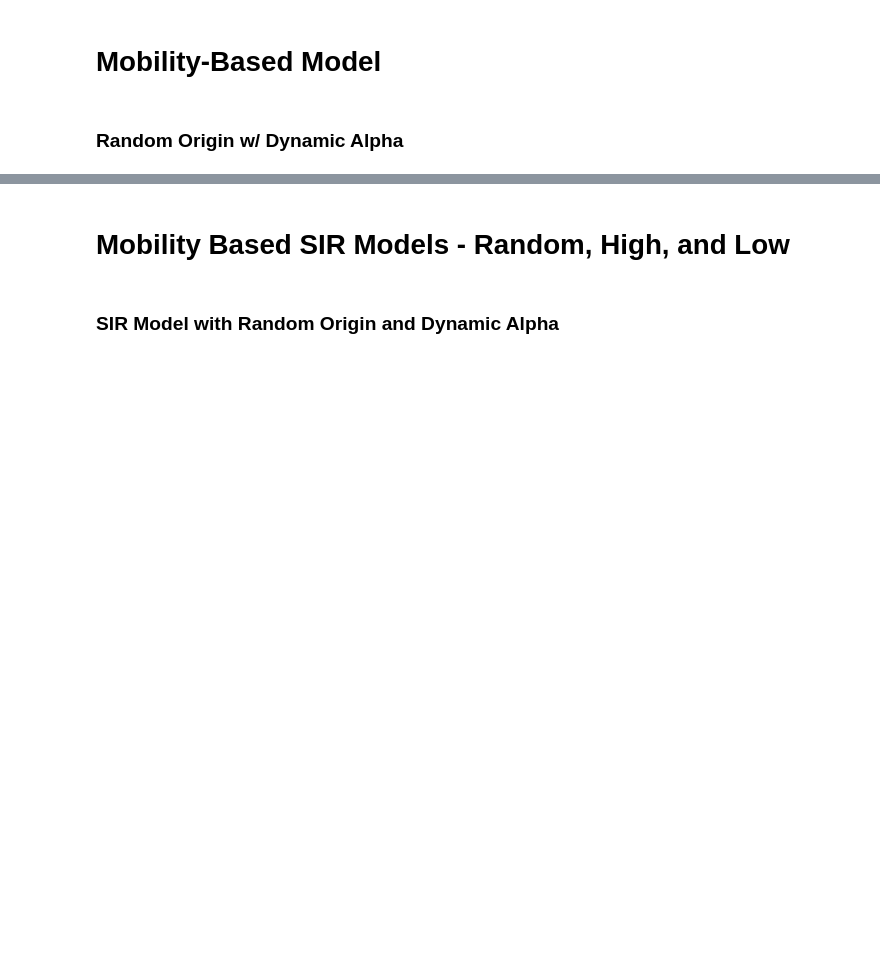
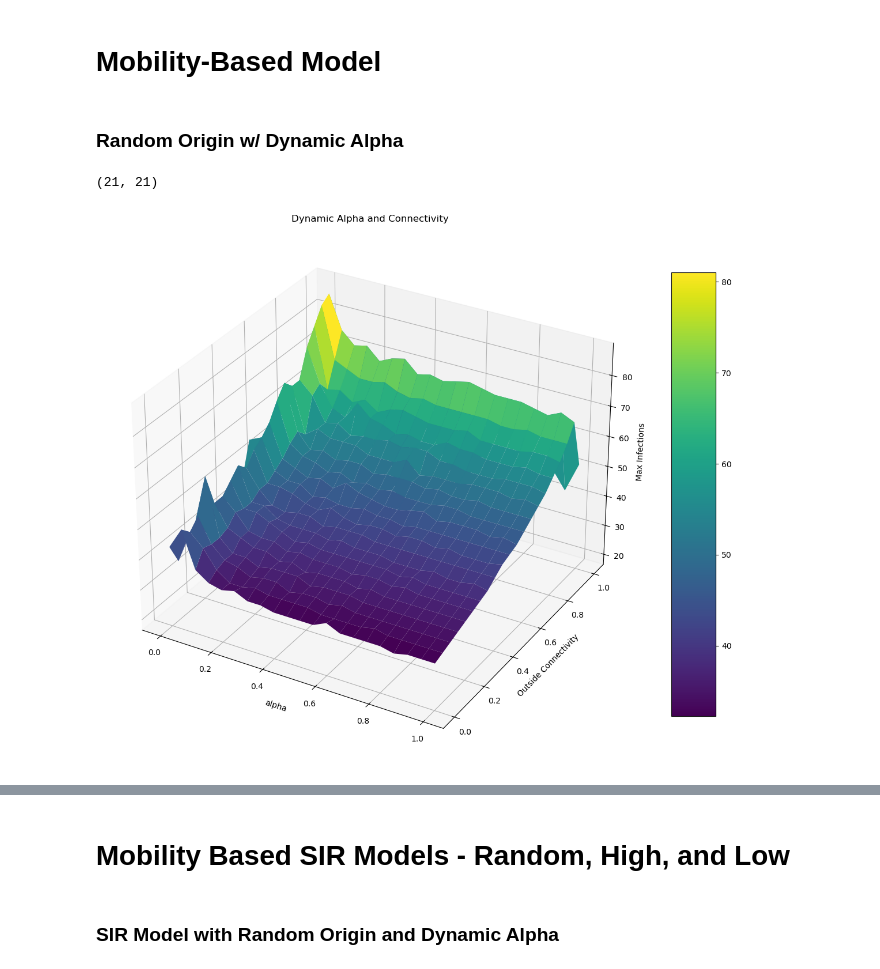
Before and after one commit to Virmani12/02712-Final-Project, a Jupyter notebook: simulations.ipynb, the cells around one changed output, grey strips where cells are left out. Saved outputs shown, nothing was run; the diff lists cells and outputs as text; code cells hidden in the pictures; blank space fills up the shorter version.

Commit message:
3-D scatter plot code

```diff
--- a/simulations.ipynb
+++ b/simulations.ipynb
@@ -55,3 +129,34 @@ def get_other_loc_params(grid,loc):
+# %%
+x = np.arange(0,1.05,0.05)
+y = np.arange(0,1.05,0.05)[::-1]
+x, y = np.meshgrid(x, y)
+dictionary = dynamic_alpha_connectivity()
+values = list(dictionary.values())
+z = []
+
+for i in range(len(np.arange(0,1.05,0.05))):
+    miniList = []
+    for j in range(len(np.arange(0,1.05,0.05))):
+        miniList.append(values.pop(0))
+    z.append(miniList)
+z = np.array(z)
+print(z.shape)
+
+fig = plt.figure(figsize = (15, 20))
+ax = fig.add_subplot(111, projection='3d')
+surface = ax.plot_surface(x, y, z, cmap='viridis')
+fig.colorbar(surface, ax=ax, shrink=0.5, aspect=10)
+
+ax.set_xlabel('alpha')
+ax.set_ylabel('Outside Connectivity')
+ax.set_zlabel('Max Infections')
+
+ax.set_title("Dynamic Alpha and Connectivity")
+
+plt.show()
+# %% [output]
+(21, 21)
+[figure, added]
 # %%
 def dynamic_alpha():
     # Parameters
```
Also changed, not shown: parts of 10 cells of this notebook, 1 other file.
